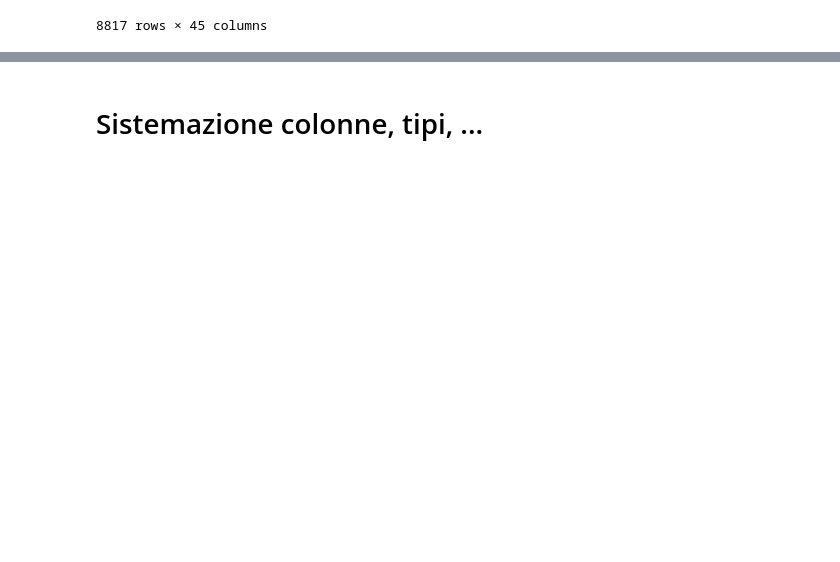
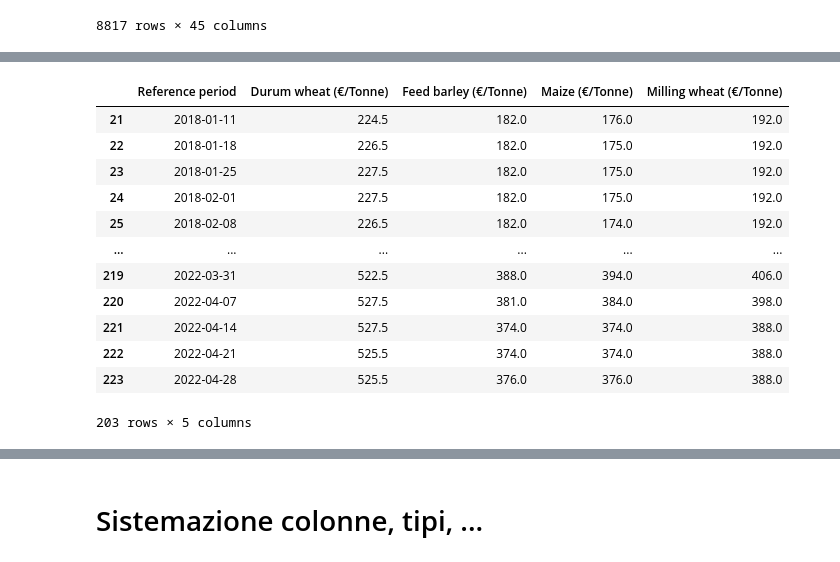
Before and after one commit to giocoal/restaurant-revenue-loss-COVID-retrospective-analysis, a Jupyter notebook: Integrazione dati.ipynb, the cells around one changed output, grey strips where cells are left out. Drawn from its saved outputs; the diff is of its cells as text; code cells hidden in the pictures; blank space fills up the shorter version.

```diff
--- a/Integrazione dati.ipynb
+++ b/Integrazione dati.ipynb
@@ -895,0 +917,33 @@ df
+# %%
+# Droppo colonne non utili
+cereals.drop(['Marketing Year', 'Member State', 'Market Name', 'Stage Name'], axis=1, inplace=True)
+# %%
+# Pivot (attorno a 'Product Name') e sistemazione tabella (indici e colonne)
+cereals = cereals.pivot(index='Reference period', columns='Product Name', values=['Price (€/Tonne)'])
+cereals.columns = cereals.columns.droplevel(0)
+cereals = cereals.rename_axis(None, axis=1)
+cereals.reset_index(inplace=True)
+# %%
+# Aggiungo l'unità di misura al nome delle colonne
+cereals.rename(columns={'Durum wheat':'Durum wheat (€/Tonne)', 'Feed barley':'Feed barley (€/Tonne)', 'Maize':'Maize (€/Tonne)',
+                        'Milling wheat':'Milling wheat (€/Tonne)'}, inplace=True)
+# %%
+# Converto la colonna 'Reference period' in data e tengo solamente i dati dei periodi a noi utili (01/01/2018 -> 30/04/2022)
+cereals['Reference period'] =  pd.to_datetime(cereals['Reference period'], format='%Y-%m-%d')
+cereals = cereals[(cereals['Reference period'] > '2017-12-31') & (cereals['Reference period'] < '2022-05-01')]
+# %%
+cereals
+# %% [output]
+|  | Reference period | Durum wheat (€/Tonne) | Feed barley (€/Tonne) | Maize (€/Tonne) | Milling wheat (€/Tonne) |
+| 21 | 2018-01-11 | 224.5 | 182.0 | 176.0 | 192.0 |
+| 22 | 2018-01-18 | 226.5 | 182.0 | 175.0 | 192.0 |
+| 23 | 2018-01-25 | 227.5 | 182.0 | 175.0 | 192.0 |
+| 24 | 2018-02-01 | 227.5 | 182.0 | 175.0 | 192.0 |
+| 25 | 2018-02-08 | 226.5 | 182.0 | 174.0 | 192.0 |
+| ... | ... | ... | ... | ... | ... |
+| 219 | 2022-03-31 | 522.5 | 388.0 | 394.0 | 406.0 |
+| 220 | 2022-04-07 | 527.5 | 381.0 | 384.0 | 398.0 |
+| 221 | 2022-04-14 | 527.5 | 374.0 | 374.0 | 388.0 |
+| 222 | 2022-04-21 | 525.5 | 374.0 | 374.0 | 388.0 |
+| 223 | 2022-04-28 | 525.5 | 376.0 | 376.0 | 388.0 |
+203 rows × 5 columns
```
Also changed, not shown: parts of 8 cells of this notebook, 8 other files.
